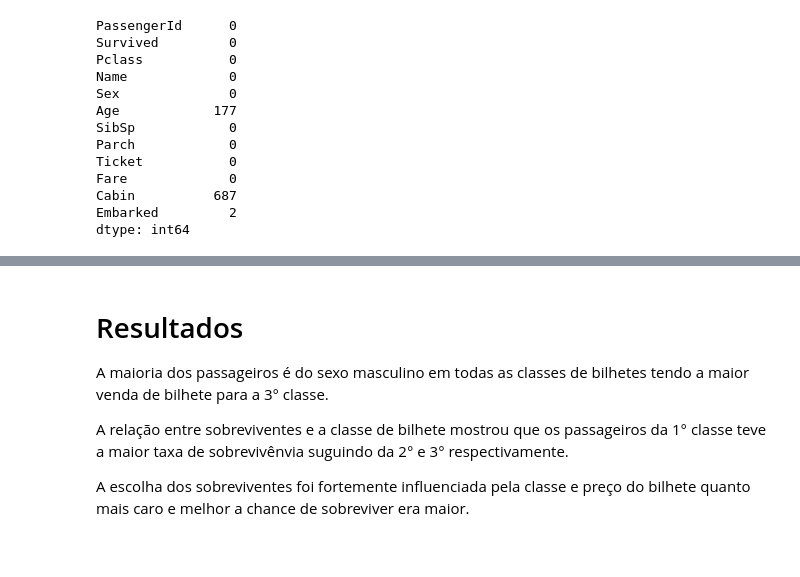
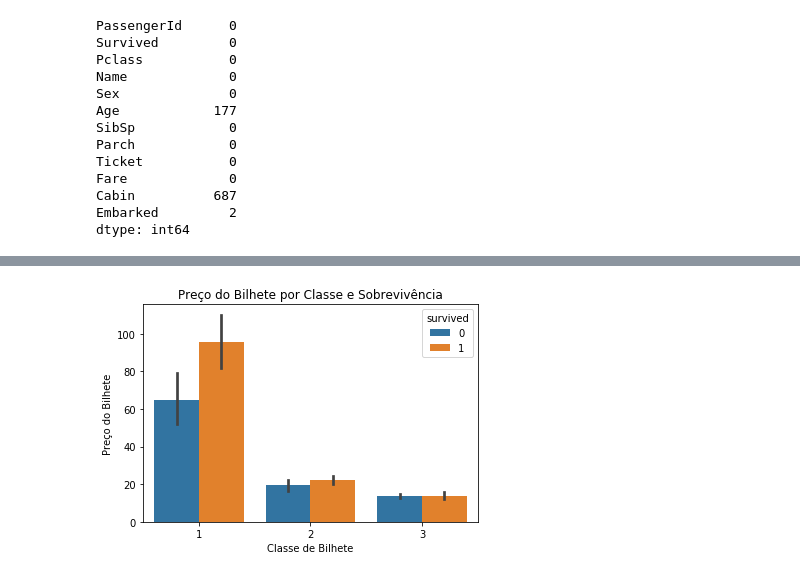
Before and after one commit to yan-jones/titanic, a Jupyter notebook: titanic.ipynb, the cells around one changed output, grey strips where cells are left out. Saved outputs shown, nothing was run; the diff lists cells and outputs as text; code cells hidden in the pictures.

```diff
--- a/titanic.ipynb
+++ b/titanic.ipynb
@@ -151,8 +196,12 @@ sns.barplot(x='pclass', y='fare', hue='survived', data=df)
-# %% [markdown]
-# Resultados<br>
-
-A maioria dos passageiros é do sexo masculino em todas as classes de bilhetes tendo a maior venda de bilhete para a 3° classe.<br>
-
-A relação entre sobreviventes e a classe de bilhete mostrou que os passageiros da 1° classe teve a maior taxa de sobrevivênvia suguindo da 2° e 3° respectivamente.<br>
-
-A escolha dos sobreviventes foi fortemente influenciada pela classe e preço do bilhete quanto mais caro e melhor a chance de sobreviver era maior.<br>
+# %%
+plot = grafico_barra_or_count(tipo_grafico='barra',
+                       eixo_x='pclass',
+                       eixo_y='fare',
+                       matiz='survived',
+                       dados=df,
+                       titulo='Preço do Bilhete por Classe e Sobrevivência',
+                       texto_x='Classe de Bilhete',
+                       texto_y='Preço do Bilhete'
+                      )
+# %% [output]
+[figure, added]
```
Also changed, not shown: parts of 28 cells of this notebook, 1 other file.
